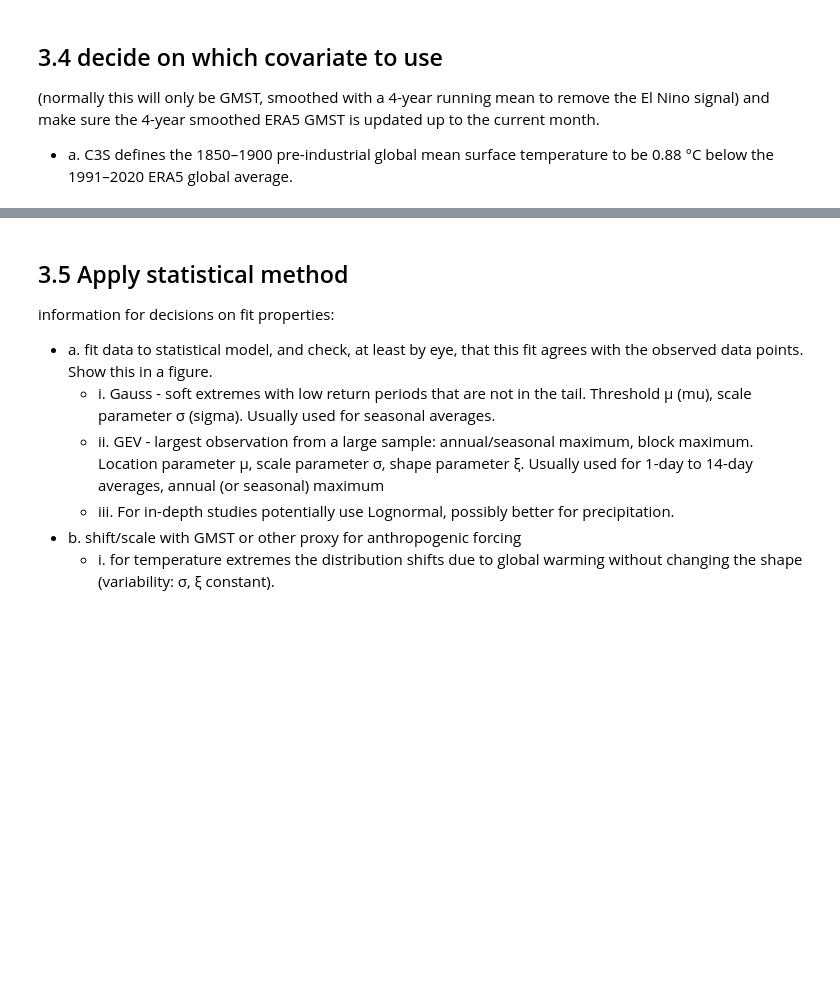
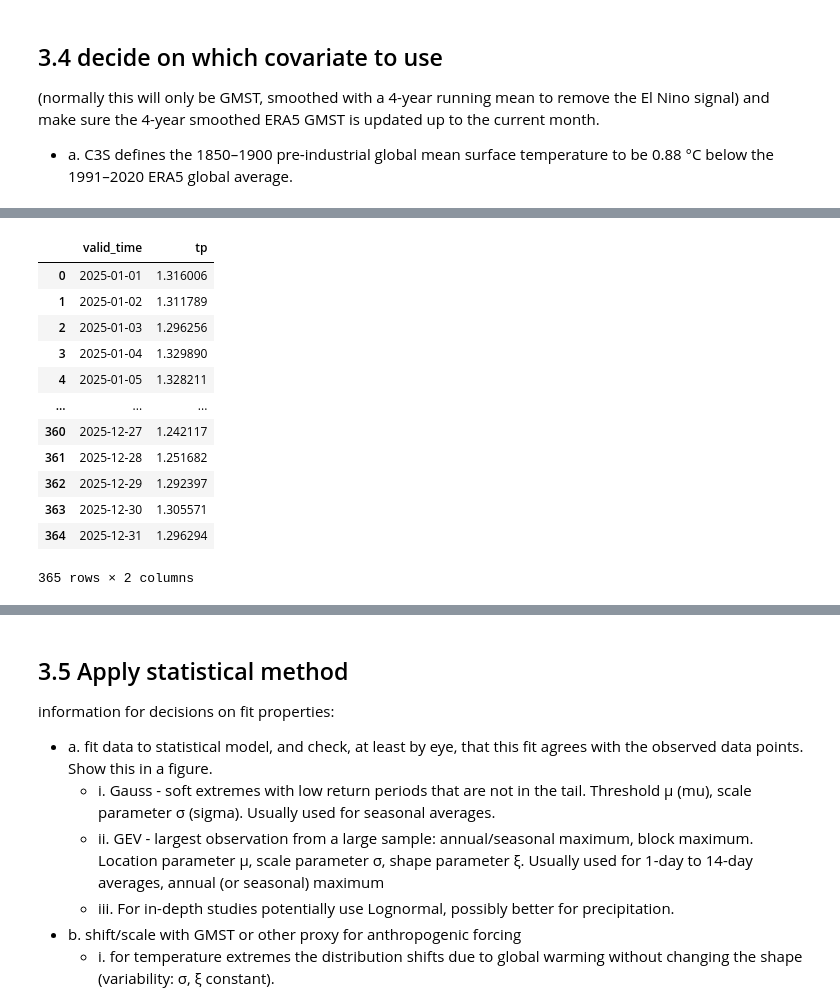
Before and after one commit to izpinto/c3s-451, a Jupyter notebook: library/C3S_TrendAnalysis_Tjerk.ipynb, the cells around one changed output, grey strips where cells are left out. Saved outputs shown, nothing was run; the diff lists cells and outputs as text; code cells hidden in the pictures; blank space fills up the shorter version.

```diff
--- a/library/C3S_TrendAnalysis_Tjerk.ipynb
+++ b/library/C3S_TrendAnalysis_Tjerk.ipynb
@@ -361,0 +396,21 @@ gmst_monthly
+# %%
+################# (User selection) ###################
+seasonal_cycle_timeseries_load = 'seasonal_cycle_1991-2020.nc'
+######################################################
+
+ts_seasonal_cycle = xr.open_dataset(os.path.join(your_save_directory, seasonal_cycle_timeseries_load)).to_dataframe().reset_index()
+ts_seasonal_cycle
+# %% [output]
+|  | valid_time | tp |
+| 0 | 2025-01-01 | 1.316006 |
+| 1 | 2025-01-02 | 1.311789 |
+| 2 | 2025-01-03 | 1.296256 |
+| 3 | 2025-01-04 | 1.329890 |
+| 4 | 2025-01-05 | 1.328211 |
+| ... | ... | ... |
+| 360 | 2025-12-27 | 1.242117 |
+| 361 | 2025-12-28 | 1.251682 |
+| 362 | 2025-12-29 | 1.292397 |
+| 363 | 2025-12-30 | 1.305571 |
+| 364 | 2025-12-31 | 1.296294 |
+365 rows × 2 columns
```
Also changed, not shown: parts of 24 cells of this notebook.
